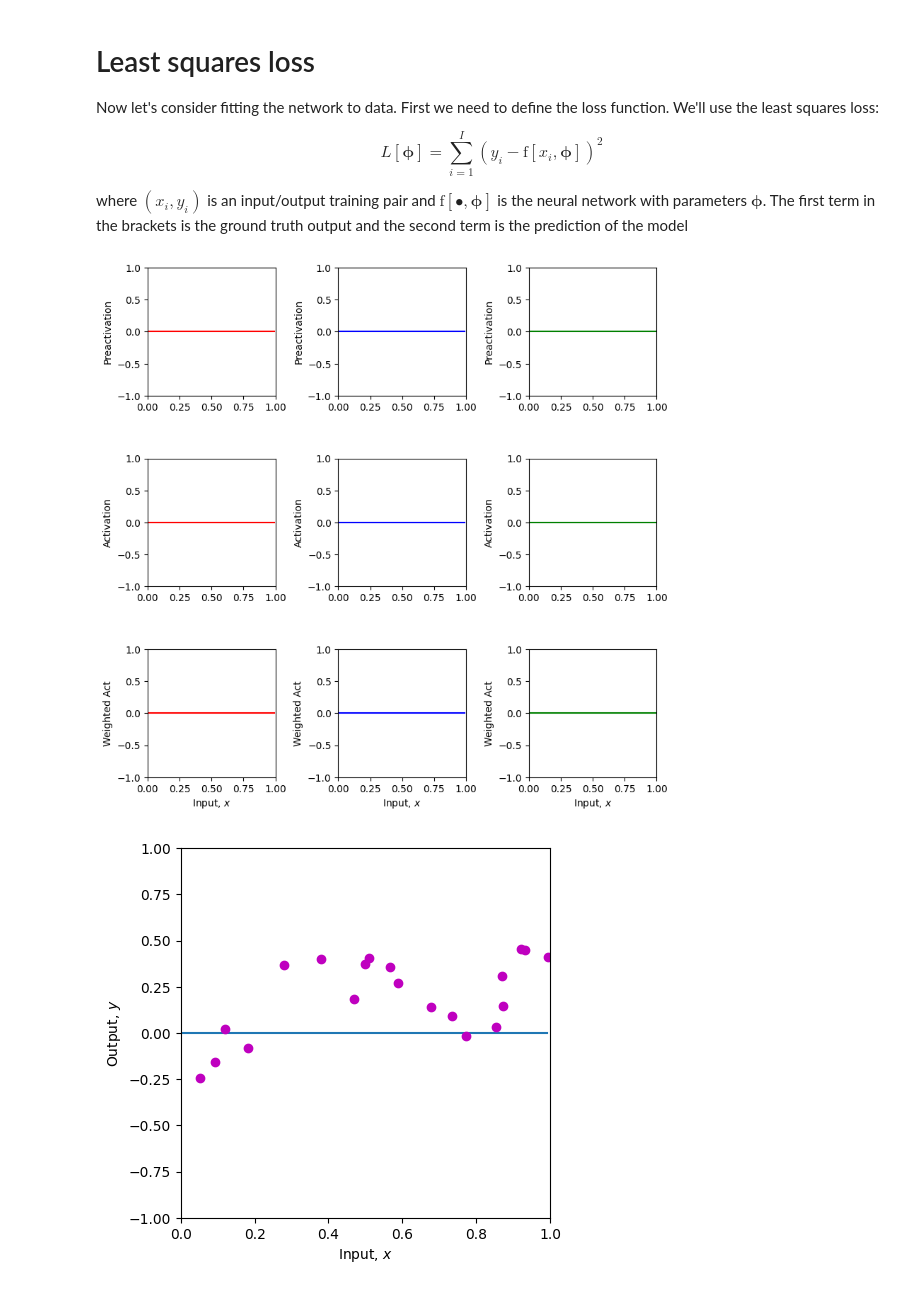
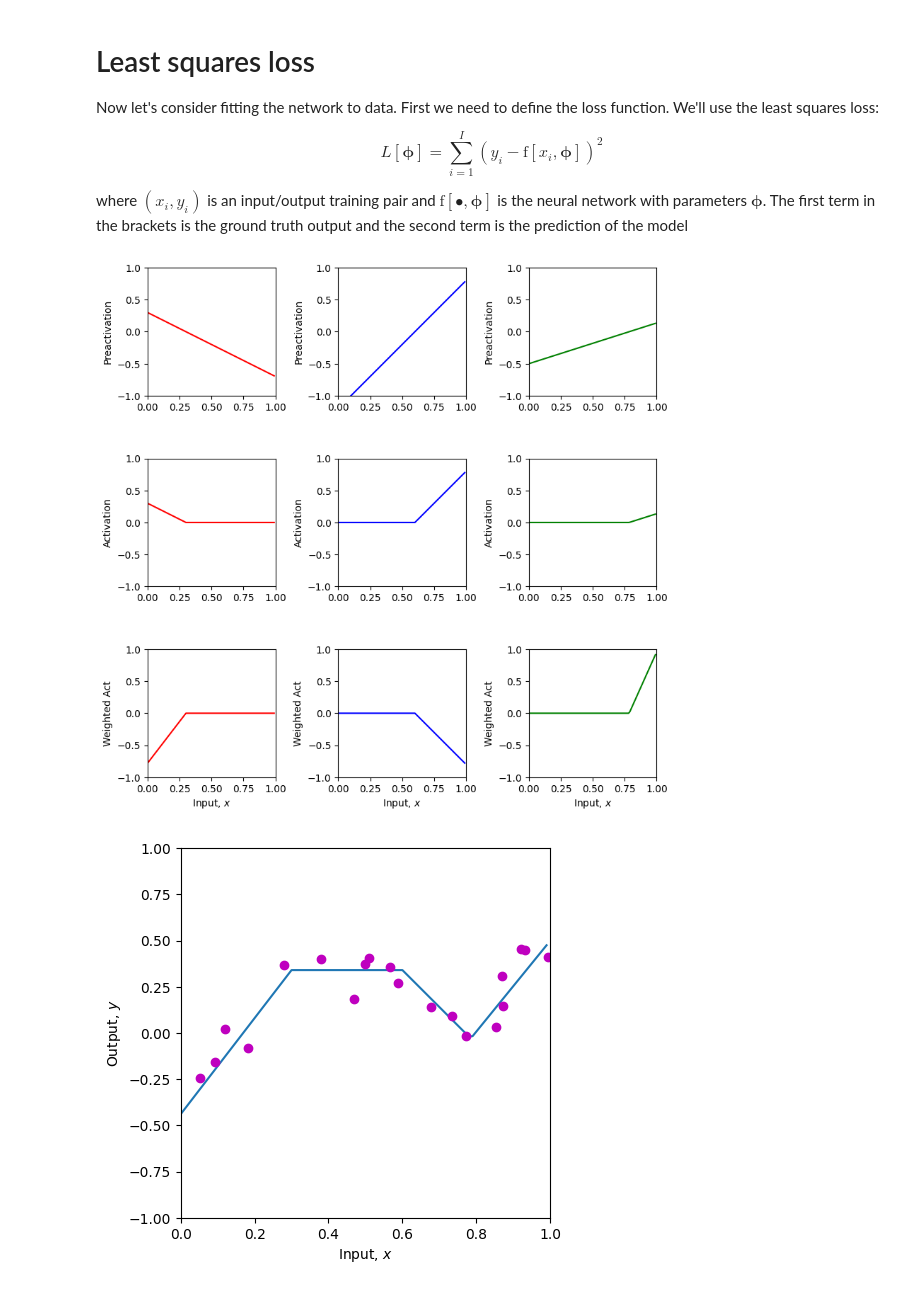
Before and after one commit to bermudez05/Understanding-DL---MPAM, a Jupyter notebook: Solution_Notebooks_understandingDL/3_1_Shallow_Networks_I.ipynb, the cells around one changed output. Cells and saved outputs as stored; diff of their text form; code cells hidden in the pictures.

```diff
--- a/Solution_Notebooks_understandingDL/3_1_Shallow_Networks_I.ipynb
+++ b/Solution_Notebooks_understandingDL/3_1_Shallow_Networks_I.ipynb
@@ -45,9 +45,9 @@ plt.show()
 def shallow_1_1_3(x, activation_fn, phi_0,phi_1,phi_2,phi_3, theta_10, theta_11, theta_20, theta_21, theta_30, theta_31):
   # TODO Replace the lines below to compute the three initial lines
   # (figure 3.3a-c) from the theta parameters.  These are the preactivations
-  pre_1 = np.zeros_like(x)
-  pre_2 = np.zeros_like(x)
-  pre_3 = np.zeros_like(x)
+  pre_1 = theta_10 + theta_11 * x
+  pre_2 = theta_20 + theta_21 * x
+  pre_3 = theta_30 + theta_31 * x
 
   # Pass these through the ReLU function to compute the activations as in
   # figure 3.3 d-f
@@ -57,13 +57,13 @@ def shallow_1_1_3(x, activation_fn, phi_0,phi_1,phi_2,phi_3, theta_10, theta_11,
 
   # TODO Replace the code below to weight the activations using phi1, phi2 and phi3
   # To create the equivalent of figure 3.3 g-i
-  w_act_1 = np.zeros_like(x)
-  w_act_2 = np.zeros_like(x)
-  w_act_3 = np.zeros_like(x)
+  w_act_1 = phi_1 * act_1
+  w_act_2 = phi_2 * act_2
+  w_act_3 = phi_3 * act_3
 
   # TODO Replace the code below to combining the weighted activations and add
   # phi_0 to create the output as in figure 3.3 j
-  y = np.zeros_like(x)
+  y = phi_0 + w_act_1 + w_act_2 + w_act_3
 
   # Return everything we have calculated
   return y, pre_1, pre_2, pre_3, act_1, act_2, act_3, w_act_1, w_act_2, w_act_3
@@ -187,46 +197,46 @@ def least_squares_loss(y_train, y_predict):
   # differences between the real values of y and the predicted values from the model f[x_i,phi]
   # (see figure 2.2 of the book)
   # you will need to use the function np.sum
-  loss = 0
+  loss = np.sum(y_predict - y_train)
 
   return loss
 # %%
 # Now lets define some parameters, run the neural network, and compute the loss
 theta_10 =  0.3 ; theta_11 = -1.0
-theta_20 = -1.0  ; theta_21 = 2.0
-theta_30 = -0.5  ; theta_31 = 0.65
-phi_0 = -0.3; phi_1 = 2.0; phi_2 = -1.0; phi_3 = 7.0
+theta_20 = -1.2 ; theta_21 = 2.0
+theta_30 = -0.5 ; theta_31 = 0.637
+phi_0 = 0.34; phi_1 = -2.0*1.3; phi_2 = -1.0; phi_3 = 7.0
 
 # Define a range of input values
 x = np.arange(0,1,0.01)
 
 x_train = np.array([0.09291784,0.46809093,0.93089486,0.67612654,0.73441752,0.86847339,\
                    0.49873225,0.51083168,0.18343972,0.99380898,0.27840809,0.38028817,\
                    0.12055708,0.56715537,0.92005746,0.77072270,0.85278176,0.05315950,\
                    0.87168699,0.58858043])
 y_train = np.array([-0.15934537,0.18195445,0.451270150,0.13921448,0.09366691,0.30567674,\
                     0.372291170,0.40716968,-0.08131792,0.41187806,0.36943738,0.3994327,\
                     0.019062570,0.35820410,0.452564960,-0.0183121,0.02957665,-0.24354444, \
                     0.148038840,0.26824970])
 
 # We run the neural network for each of these input values
 y, pre_1, pre_2, pre_3, act_1, act_2, act_3, w_act_1, w_act_2, w_act_3 = \
     shallow_1_1_3(x, ReLU, phi_0,phi_1,phi_2,phi_3, theta_10, theta_11, theta_20, theta_21, theta_30, theta_31)
 # And then plot it
 plot_neural(x, y, pre_1, pre_2, pre_3, act_1, act_2, act_3, w_act_1, w_act_2, w_act_3, plot_all=True, x_data = x_train, y_data = y_train)
 
 # Run the neural network on the training data
 y_predict, *_ = shallow_1_1_3(x_train, ReLU, phi_0,phi_1,phi_2,phi_3, theta_10, theta_11, theta_20, theta_21, theta_30, theta_31)
 
 # Compute the least squares loss and print it out
 loss = least_squares_loss(y_train,y_predict)
 print('Your Loss = %3.3f, True value = 9.385'%(loss))
 
 # TODO.  Manipulate the parameters (by hand!) to make the function
 # fit the data better and try to reduce the loss to as small a number
 # as possible.  The best that I could do was 0.181
 # Tip... start by manipulating phi_0.
 # It's not that easy, so don't spend too much time on this!
 # %% [output]
-[figure, old version]
+[figure, new version]
-[figure, old version]
+[figure, new version]
```
Also changed, not shown: parts of 3 cells of this notebook, 7 other files.
